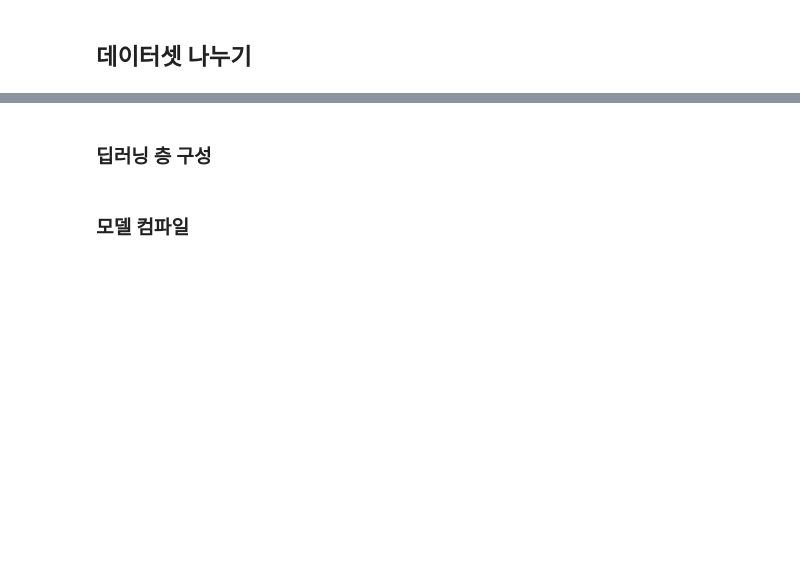
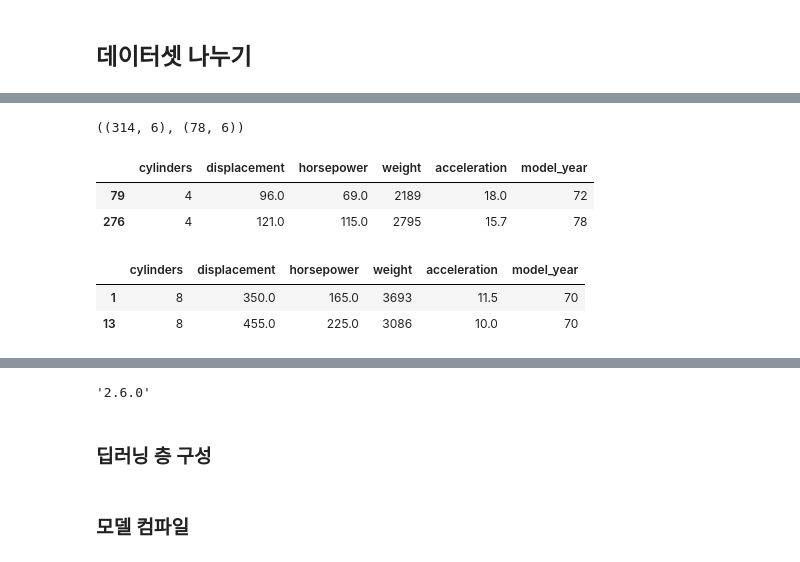
Before and after one commit to B-JayU/Python_study, a Jupyter notebook: 6. 텐서플로를 통한 자동차 연비 데이터 예측-input.ipynb, the cells around one changed output, grey strips where cells are left out. Drawn from its saved outputs; the diff is of its cells as text; code cells hidden in the pictures; blank space fills up the shorter version.

```diff
--- a/6. 텐서플로를 통한 자동차 연비 데이터 예측-input.ipynb
+++ b/6. 텐서플로를 통한 자동차 연비 데이터 예측-input.ipynb
@@ -40,3 +80,5 @@
 # 문제에서 정답을 분리하는 과정입니다.
 # train_labels : train_dataset(예: 기출문제) 에서 정답을 꺼내서 분리합니다.
 # test_labels : test_labels(예: 실전문제) 에서 정답을 꺼내서 분리합니다.
+train_labels = train_dataset.pop("mpg")
+train_labels
@@ -43,3 +114,19 @@
+# %%
+train_dataset.shape, test_dataset.shape
+# %% [output]
+((314, 6), (78, 6))
+# %%
+train_dataset.head(2)
+# %% [output]
+|  | cylinders | displacement | horsepower | weight | acceleration | model_year |
+| 79 | 4 | 96.0 | 69.0 | 2189 | 18.0 | 72 |
+| 276 | 4 | 121.0 | 115.0 | 2795 | 15.7 | 78 |
+# %%
+test_dataset.head(2)
+# %% [output]
+|  | cylinders | displacement | horsepower | weight | acceleration | model_year |
+| 1 | 8 | 350.0 | 165.0 | 3693 | 11.5 | 70 |
+| 13 | 8 | 455.0 | 225.0 | 3086 | 10.0 | 70 |
 # %% [markdown]
 ## 딥러닝 모델 만들기
 <img src="https://cs231n.github.io/assets/nn1/neural_net.jpeg" width="30%"> <img src="https://cs231n.github.io/assets/nn1/neural_net2.jpeg" width="40%">
@@ -50,5 +137,9 @@
 * 출력 층은 하나의 연속적인 값을 반환합니다.
 # %%
 # tensorflow 를 불러옵니다.
+import tensorflow as tf
+tf.__version__
+# %% [output]
+'2.6.0'
 # %% [markdown]
 ### 딥러닝 층 구성
```
Also changed, not shown: parts of 17 cells of this notebook.
